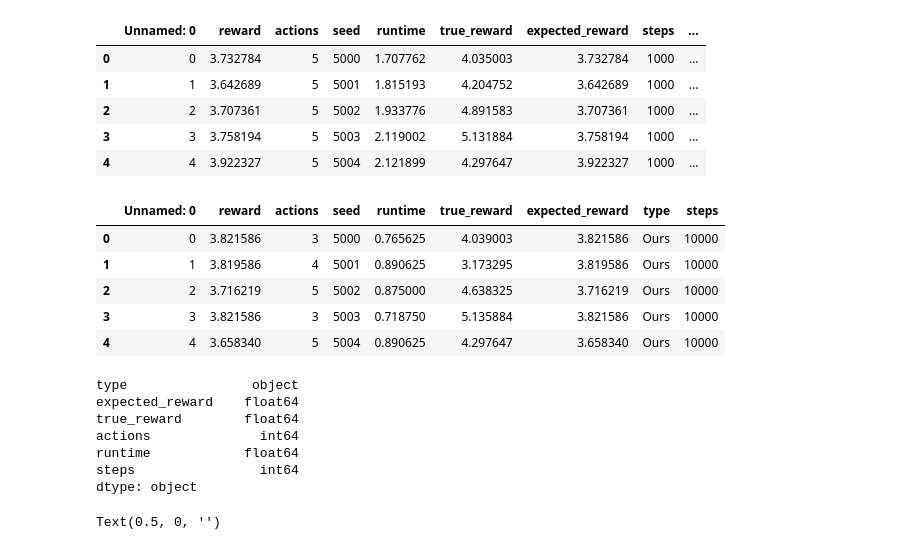
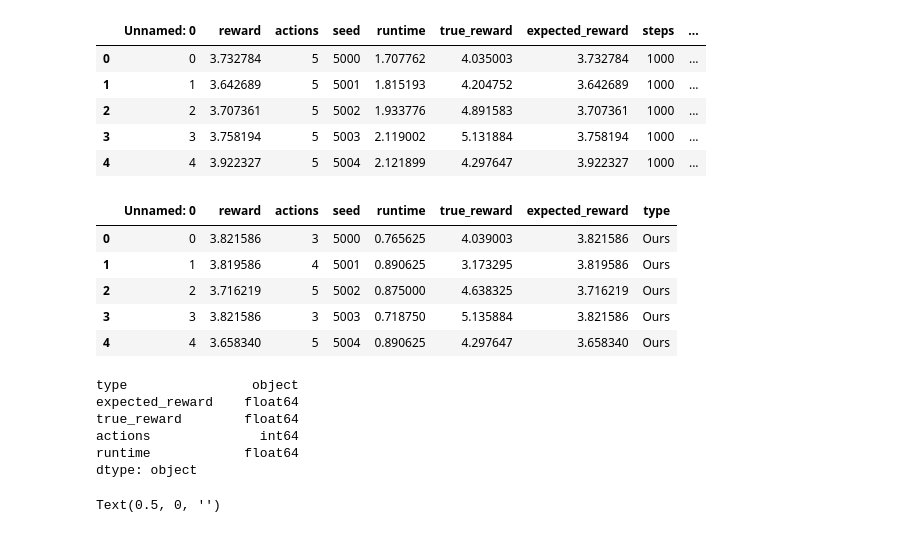
Before and after one commit to lovis-heindrich/MGPS-project-selection, a Jupyter notebook: analysis_simulations.ipynb, the cells around one changed output. Cells and saved outputs as stored; diff of their text form; code cells hidden in the pictures.

```diff
--- a/analysis_simulations.ipynb
+++ b/analysis_simulations.ipynb
@@ -28,15 +28,14 @@ pouct_data.head()
 # %%
 project_data = pd.read_csv("./data/simulation_results/eval_voc.csv")
 project_data["type"] = "Ours"
-project_data["steps"] = 10000
 project_data.head()
 # %% [output]
-|  | Unnamed: 0 | reward | actions | seed | runtime | true_reward | expected_reward | type | steps |
-| 0 | 0 | 3.821586 | 3 | 5000 | 0.765625 | 4.039003 | 3.821586 | Ours | 10000 |
-| 1 | 1 | 3.819586 | 4 | 5001 | 0.890625 | 3.173295 | 3.819586 | Ours | 10000 |
-| 2 | 2 | 3.716219 | 5 | 5002 | 0.875000 | 4.638325 | 3.716219 | Ours | 10000 |
-| 3 | 3 | 3.821586 | 3 | 5003 | 0.718750 | 5.135884 | 3.821586 | Ours | 10000 |
-| 4 | 4 | 3.658340 | 5 | 5004 | 0.890625 | 4.297647 | 3.658340 | Ours | 10000 |
+|  | Unnamed: 0 | reward | actions | seed | runtime | true_reward | expected_reward | type |
+| 0 | 0 | 3.821586 | 3 | 5000 | 0.765625 | 4.039003 | 3.821586 | Ours |
+| 1 | 1 | 3.819586 | 4 | 5001 | 0.890625 | 3.173295 | 3.819586 | Ours |
+| 2 | 2 | 3.716219 | 5 | 5002 | 0.875000 | 4.638325 | 3.716219 | Ours |
+| 3 | 3 | 3.821586 | 3 | 5003 | 0.718750 | 5.135884 | 3.821586 | Ours |
+| 4 | 4 | 3.658340 | 5 | 5004 | 0.890625 | 4.297647 | 3.658340 | Ours |
 # %%
 merge_col = ["type", "expected_reward", "true_reward", "actions", "runtime"]
 temp1 = project_data[merge_col]
@@ -50,7 +49,6 @@ expected_reward    float64
 true_reward        float64
 actions              int64
 runtime            float64
-steps                int64
 dtype: object
 # %%
 order = ["PO-UCT: 10", "PO-UCT: 100", "PO-UCT: 1000", "PO-UCT: 5000", "Ours"]
```
Also changed, not shown: parts of 1 cell of this notebook, 5 other files.
